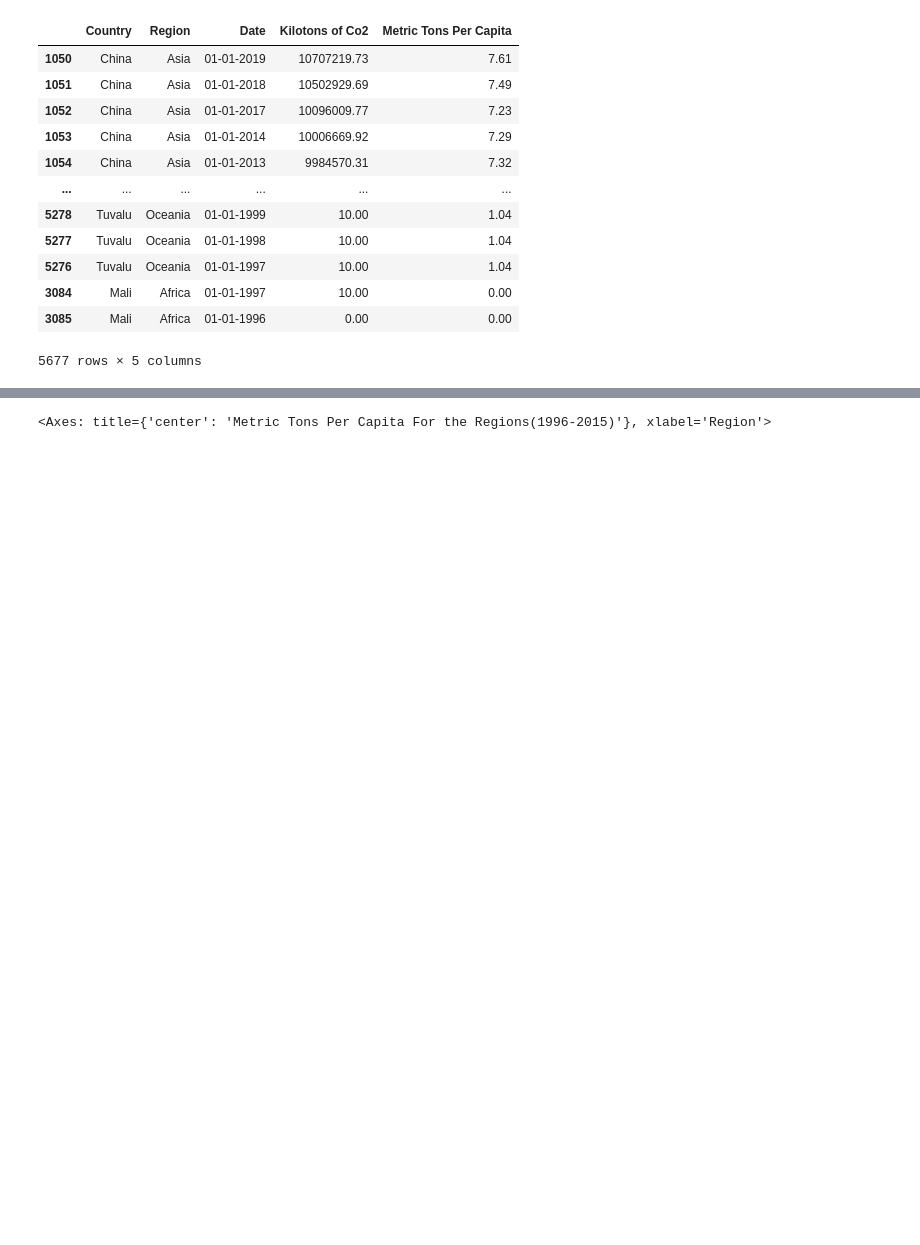
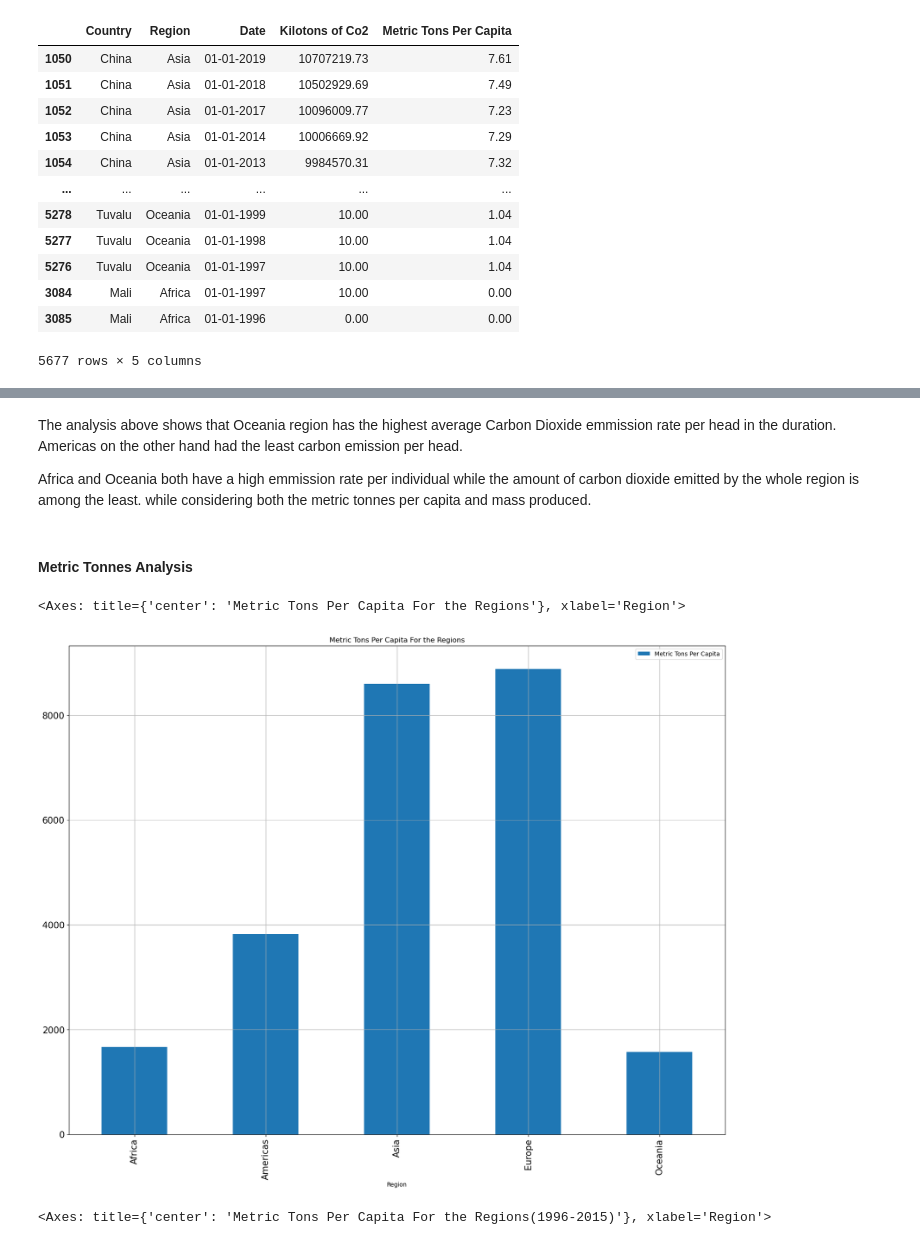
Before and after one commit to Victor-Karanja/co2-emmissions-model, a Jupyter notebook: CO2_EMMISSIONS.ipynb, the cells around one changed output, grey strips where cells are left out. Cells and saved outputs as stored; diff of their text form; code cells hidden in the pictures; blank space fills up the shorter version.

```diff
--- a/CO2_EMMISSIONS.ipynb
+++ b/CO2_EMMISSIONS.ipynb
@@ -93,3 +158,18 @@ df.sort_values(by='Kilotons of Co2',ascending=False)
+# %% [markdown]
+The analysis above shows that Oceania region has the highest average Carbon Dioxide emmission rate per head in the duration. Americas on the other hand had the least carbon emission per head.
+
+Africa and Oceania both have a high emmission rate per individual while the amount of carbon dioxide emitted by the whole region is among the least. while considering both the metric tonnes per capita and mass produced.
+# %% [markdown]
+#### Metric Tonnes Analysis
+# %%
+df['year'] = [df['Date'].astype('str').iloc[i].split('-')[-1] for i in range(len(df))]
+df['year'] = df['year'].astype('int')
+df3= df.groupby(by='Region').sum()
+df3.plot(kind='bar',y='Metric Tons Per Capita',figsize=(20,15),rot=90,
+         title='Metric Tons Per Capita For the Regions',fontsize=15,grid=True)
+# %% [output]
+<Axes: title={'center': 'Metric Tons Per Capita For the Regions'}, xlabel='Region'>
+[figure, added]
 # %%
 df['year'] = [df['Date'].astype('str').iloc[i].split('-')[-1] for i in range(len(df))]
 df['year'] = df['year'].astype('int')
```
Also changed, not shown: parts of 52 cells of this notebook.
